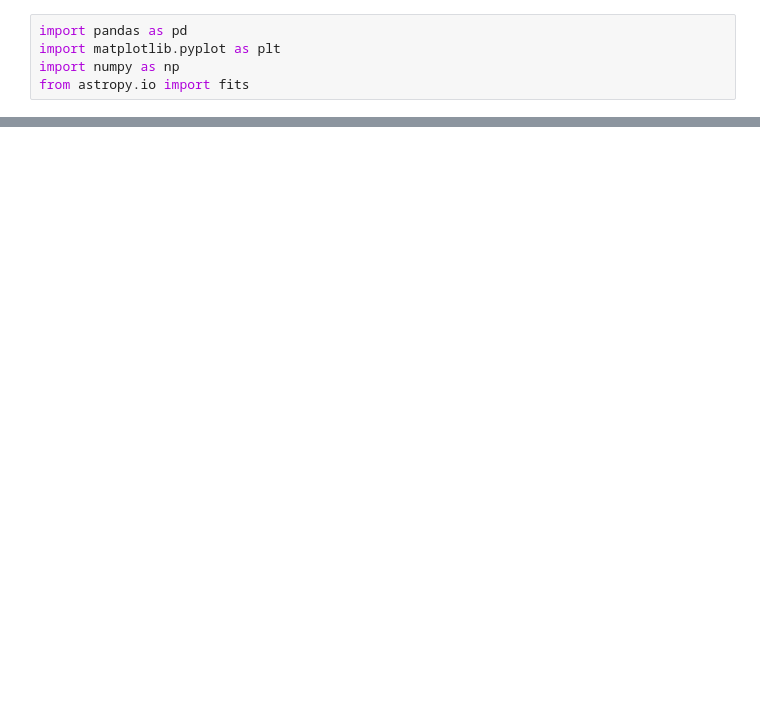
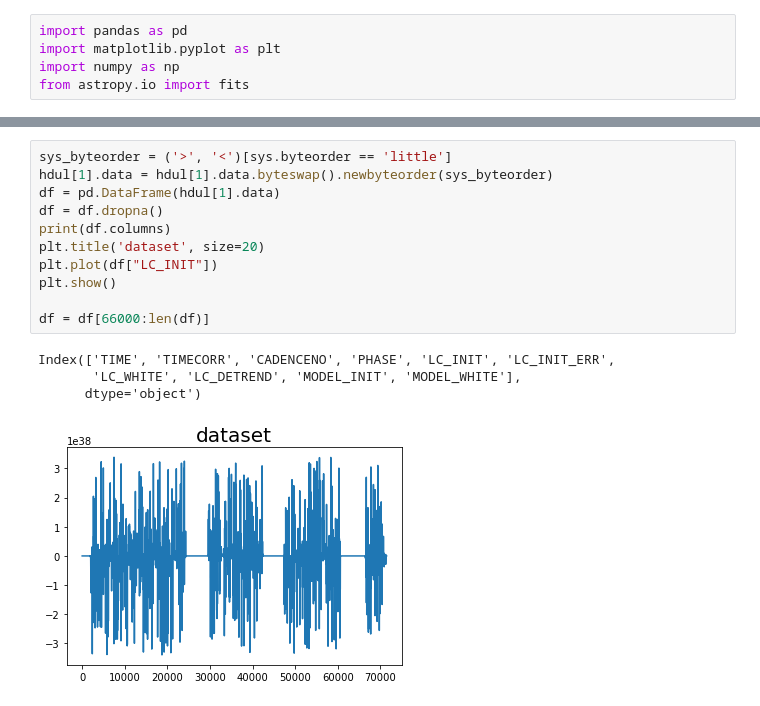
Before and after one commit to Zekarim/anseqdata-exoplanet, a Jupyter notebook: datashow.ipynb, the cells around one changed output, grey strips where cells are left out. Cells and saved outputs as stored; diff of their text form; blank space fills up the shorter version.

```diff
--- a/datashow.ipynb
+++ b/datashow.ipynb
@@ -5,0 +28,16 @@ from astropy.io import fits
+# %%
+sys_byteorder = ('>', '<')[sys.byteorder == 'little']
+hdul[1].data = hdul[1].data.byteswap().newbyteorder(sys_byteorder)
+df = pd.DataFrame(hdul[1].data)
+df = df.dropna()
+print(df.columns)
+plt.title('dataset', size=20)
+plt.plot(df["LC_INIT"])
+plt.show()
+
+df = df[66000:len(df)]
+# %% [output]
+Index(['TIME', 'TIMECORR', 'CADENCENO', 'PHASE', 'LC_INIT', 'LC_INIT_ERR',
+       'LC_WHITE', 'LC_DETREND', 'MODEL_INIT', 'MODEL_WHITE'],
+      dtype='object')
+[figure, added]
```
Also changed, not shown: parts of 26 cells of this notebook, 4 other files.
